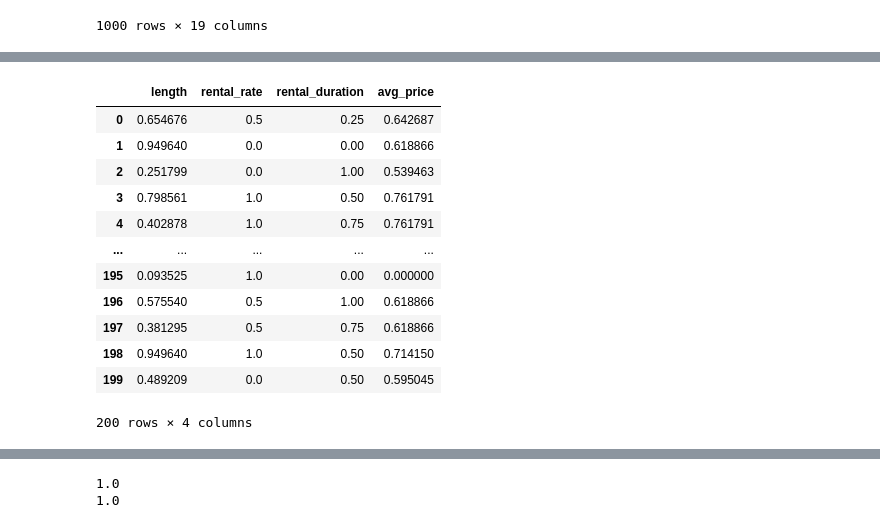
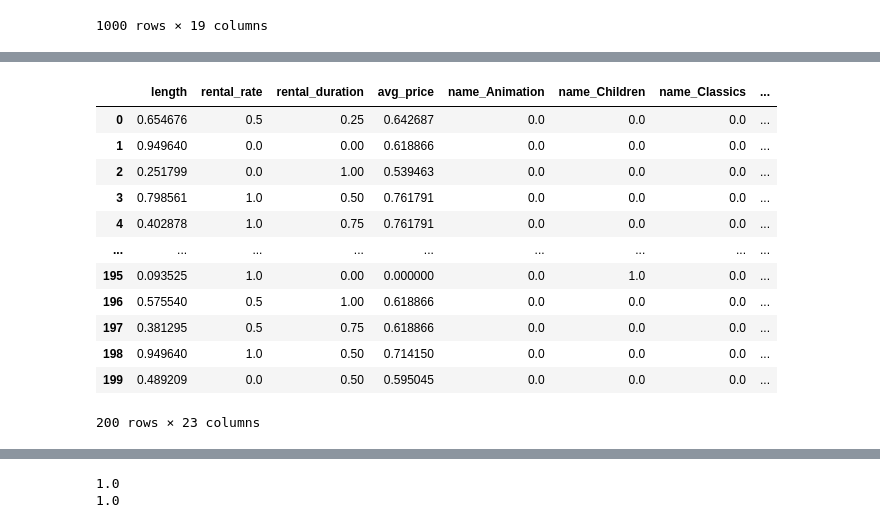
Before and after one commit to Xamweis/lab-predictions-logistic-regression, a Jupyter notebook: predictor.ipynb, the cells around one changed output, grey strips where cells are left out. Saved outputs shown, nothing was run; the diff lists cells and outputs as text; code cells hidden in the pictures.

```diff
--- a/predictor.ipynb
+++ b/predictor.ipynb
@@ -291,30 +277,30 @@ X_num_train
 # %%
 from sklearn.preprocessing import MinMaxScaler
 
 scaler = MinMaxScaler().fit(X_num_train)
 X_train_norm = scaler.transform(X_num_train)
 X_train_norm = pd.DataFrame(X_train_norm,columns=X_num_train.columns)
 
 X_test_norm = scaler.transform(X_num_test)
 X_test_norm = pd.DataFrame(X_test_norm,columns=X_num_train.columns)
 
 X_train_final = pd.concat((X_train_norm, X_cat_train), axis=1)
 X_test_final = pd.concat((X_test_norm, X_cat_test), axis=1)
-X_test_norm
+X_test_final
 # %% [output]
-|  | length | rental_rate | rental_duration | avg_price |
-| 0 | 0.654676 | 0.5 | 0.25 | 0.642687 |
-| 1 | 0.949640 | 0.0 | 0.00 | 0.618866 |
-| 2 | 0.251799 | 0.0 | 1.00 | 0.539463 |
-| 3 | 0.798561 | 1.0 | 0.50 | 0.761791 |
-| 4 | 0.402878 | 1.0 | 0.75 | 0.761791 |
-| ... | ... | ... | ... | ... |
-| 195 | 0.093525 | 1.0 | 0.00 | 0.000000 |
-| 196 | 0.575540 | 0.5 | 1.00 | 0.618866 |
-| 197 | 0.381295 | 0.5 | 0.75 | 0.618866 |
-| 198 | 0.949640 | 1.0 | 0.50 | 0.714150 |
-| 199 | 0.489209 | 0.0 | 0.50 | 0.595045 |
+|  | length | rental_rate | rental_duration | avg_price | name_Animation | name_Children | name_Classics | ... |
+| 0 | 0.654676 | 0.5 | 0.25 | 0.642687 | 0.0 | 0.0 | 0.0 | ... |
+| 1 | 0.949640 | 0.0 | 0.00 | 0.618866 | 0.0 | 0.0 | 0.0 | ... |
+| 2 | 0.251799 | 0.0 | 1.00 | 0.539463 | 0.0 | 0.0 | 0.0 | ... |
+| 3 | 0.798561 | 1.0 | 0.50 | 0.761791 | 0.0 | 0.0 | 0.0 | ... |
+| 4 | 0.402878 | 1.0 | 0.75 | 0.761791 | 0.0 | 0.0 | 0.0 | ... |
+| ... | ... | ... | ... | ... | ... | ... | ... | ... |
+| 195 | 0.093525 | 1.0 | 0.00 | 0.000000 | 0.0 | 1.0 | 0.0 | ... |
+| 196 | 0.575540 | 0.5 | 1.00 | 0.618866 | 0.0 | 0.0 | 0.0 | ... |
+| 197 | 0.381295 | 0.5 | 0.75 | 0.618866 | 0.0 | 0.0 | 0.0 | ... |
+| 198 | 0.949640 | 1.0 | 0.50 | 0.714150 | 0.0 | 0.0 | 0.0 | ... |
+| 199 | 0.489209 | 0.0 | 0.50 | 0.595045 | 0.0 | 0.0 | 0.0 | ... |
-200 rows × 4 columns
+200 rows × 23 columns
 # %%
 corr = pd.concat((X_cat_train, y_train) ,axis=1).corr()
 corr.rented.sort_values()
```
Also changed, not shown: parts of 2 cells of this notebook.
